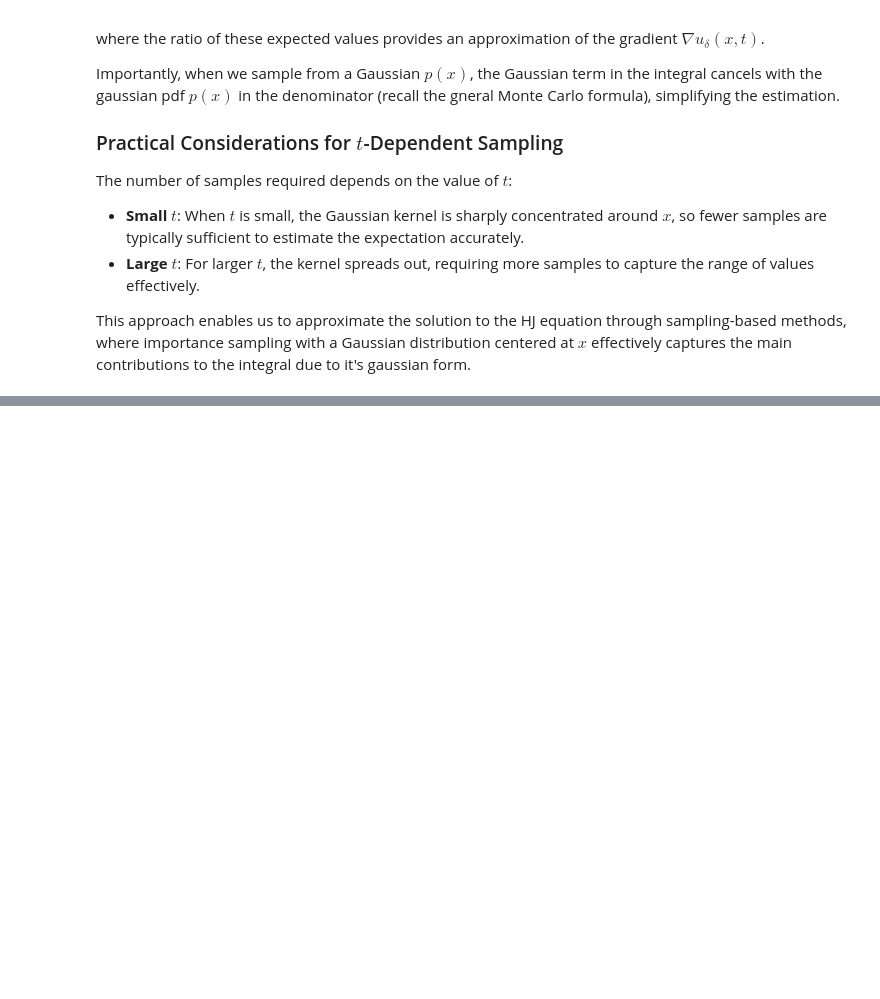
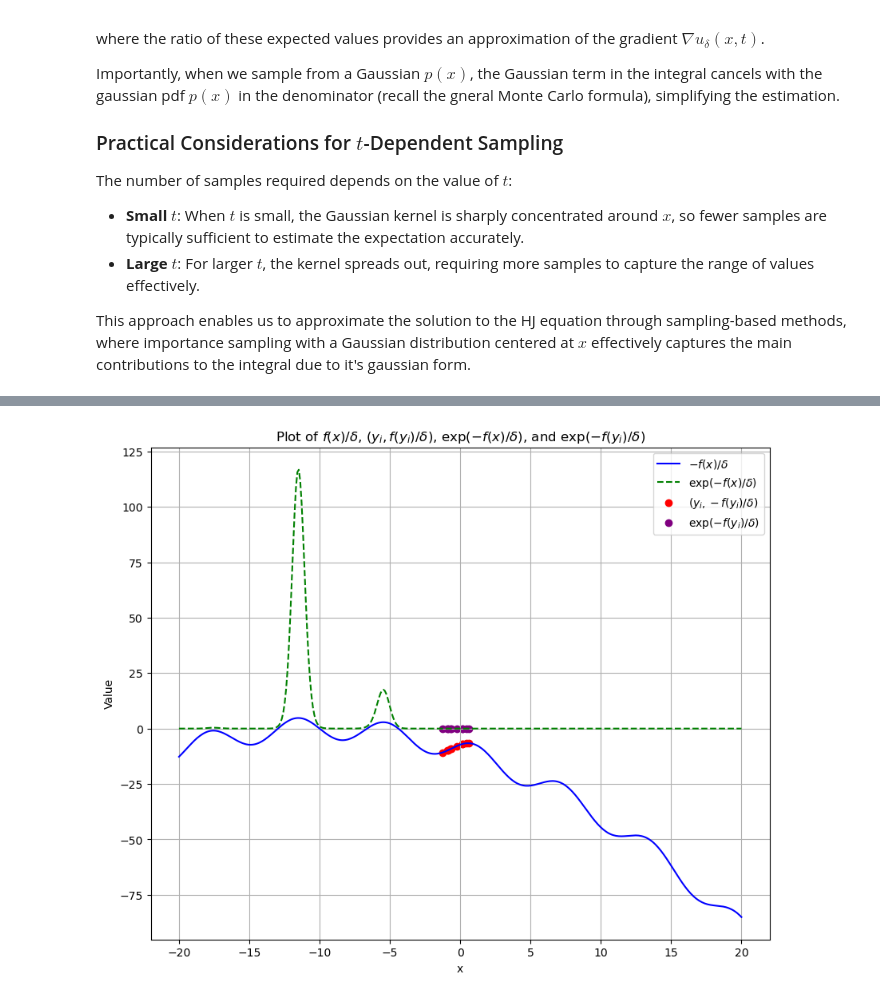
Before and after one commit to bryceshirley/hj-global-opt, a Jupyter notebook: monte_carlo_integration.ipynb, the cells around one changed output, grey strips where cells are left out. Saved outputs shown, nothing was run; the diff lists cells and outputs as text; code cells hidden in the pictures; blank space fills up the shorter version.

```diff
--- a/monte_carlo_integration.ipynb
+++ b/monte_carlo_integration.ipynb
@@ -424,0 +429,55 @@ This approach enables us to approximate the solution to the HJ equation through
+# %%
+import numpy as np
+import matplotlib.pyplot as plt
+
+# Define the function f(x) / delta
+def minus_f_over_delta(x, delta):
+    return -(1 / delta) * (5 * np.sin(x + 10) + 0.1 * (x + 10) ** 2)
+
+# Parameters
+delta = 1.0
+x_k = 0  # Center of Gaussian distribution for sampling
+t = 0.5  # Variance factor for Gaussian sampling
+standard_deviation=np.sqrt(delta * t)
+n_samples=10
+
+# Generate 10 samples y_i from a Gaussian distribution around x_k with variance delta * t
+y_samples = np.random.normal(x_k, standard_deviation, n_samples)
+
+# Calculate f(y_i) / delta for each sample
+f_y_samples = minus_f_over_delta(y_samples, delta)
+
+# Define a range for x to plot the function
+x_range = np.linspace(-20, 20, 400)
+
+# Calculate f(x) / delta for the range of x
+f_x_range = minus_f_over_delta(x_range, delta)
+
+# Calculate exp(-f(x) / delta) and exp(-f(y_i) / delta) for each point
+exp_neg_f_x = np.exp(f_x_range)
+exp_neg_f_y_samples = np.exp(f_y_samples)
+
+# Plotting
+plt.figure(figsize=(10, 8))
+
+# Plot f(x) / delta
+plt.plot(x_range, f_x_range, label=r'$-f(x) / \delta$', color='blue')
+
+# Plot the points (y_i, f(y_i) / delta)
+plt.scatter(y_samples, f_y_samples, color='red', label=r'$(y_i, -f(y_i) / \delta)$')
+
+# Plot exp(-f(x) / delta)
+plt.plot(x_range, exp_neg_f_x, label=r'$\exp(-f(x) / \delta)$', color='green', linestyle='--')
+
+# Plot exp(-f(y_i) / delta) as scatter points
+plt.scatter(y_samples, exp_neg_f_y_samples, color='purple', label=r'$\exp(-f(y_i) / \delta)$')
+
+# Labels and legend
+plt.xlabel('x')
+plt.ylabel('Value')
+plt.title(r'Plot of $f(x) / \delta$, $(y_i, f(y_i) / \delta)$, $\exp(-f(x) / \delta)$, and $\exp(-f(y_i) / \delta)$')
+plt.legend()
+plt.grid(True)
+plt.show()
+# %% [output]
+[figure, added]
```
Also changed, not shown: parts of 13 cells of this notebook, 1 other file.
